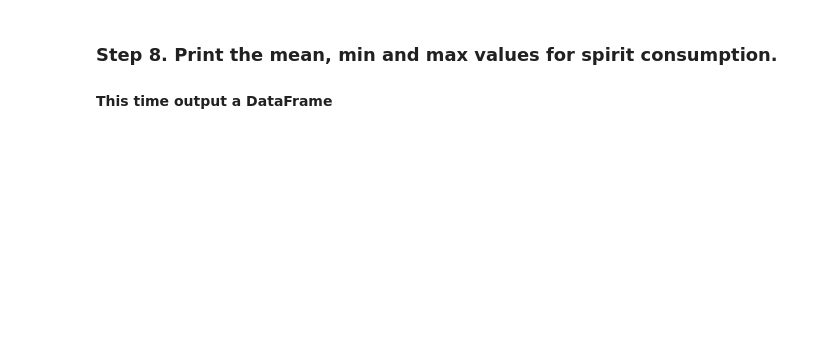
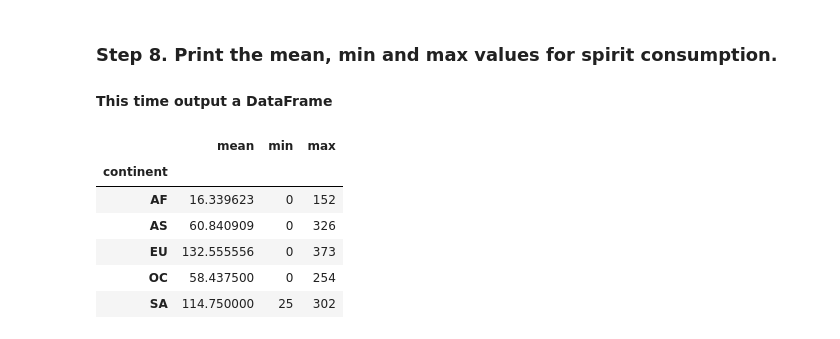
Before and after one commit to zinduaschool/pandasdailypractice2-Doclikam, a Jupyter notebook: 03_Grouping/Alcohol_Consumption/Exercise.ipynb, the cells around one changed output. Saved outputs shown, nothing was run; the diff lists cells and outputs as text; code cells hidden in the pictures; blank space fills up the shorter version.

```diff
--- a/03_Grouping/Alcohol_Consumption/Exercise.ipynb
+++ b/03_Grouping/Alcohol_Consumption/Exercise.ipynb
@@ -24,3 +56,14 @@ Check out this [Diagram](http://i.imgur.com/yjNkiwL.png)
 # %% [markdown]
 ### Step 8. Print the mean, min and max values for spirit consumption.
 #### This time output a DataFrame
+# %%
+continent_stat=drinks.groupby('continent')
+continent_stat['spirit_servings'].agg(['mean','min','max'])
+# %% [output]
+|  | mean | min | max |
+| continent |  |  |  |
+| AF | 16.339623 | 0 | 152 |
+| AS | 60.840909 | 0 | 326 |
+| EU | 132.555556 | 0 | 373 |
+| OC | 58.437500 | 0 | 254 |
+| SA | 114.750000 | 25 | 302 |
```
Also changed, not shown: parts of 6 cells of this notebook.
